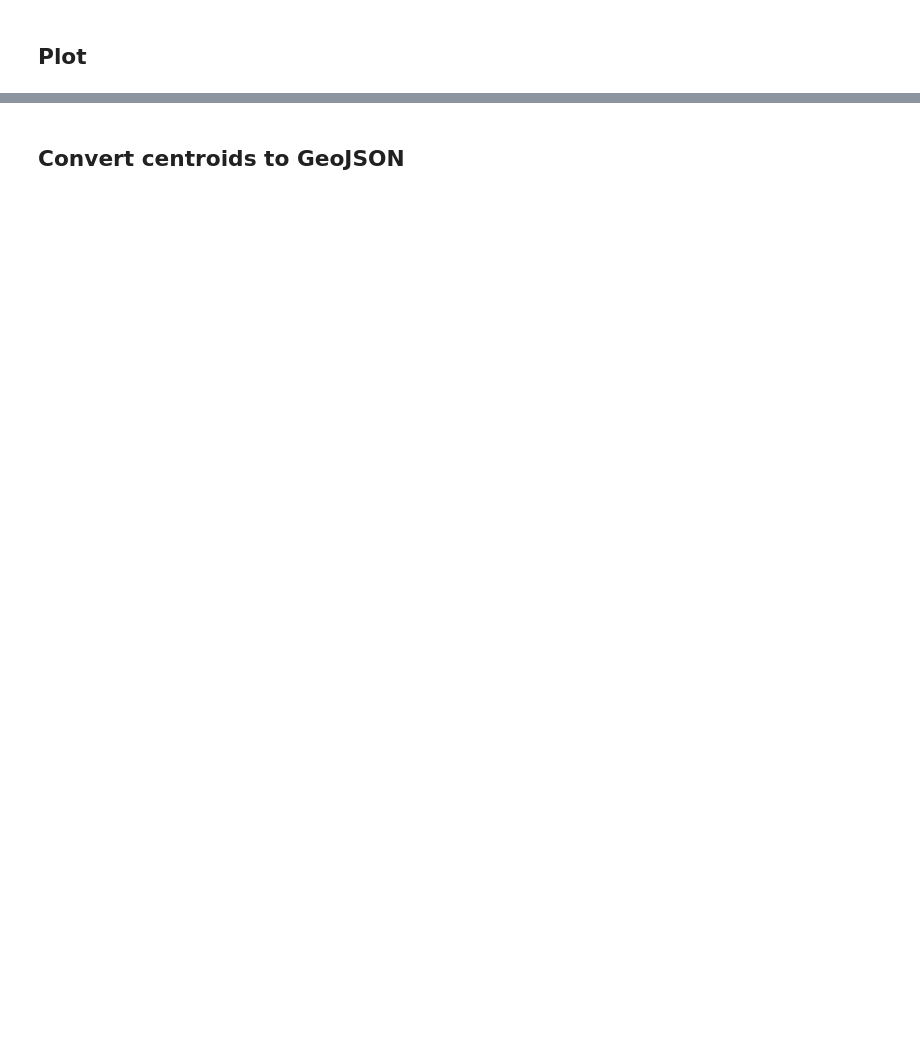
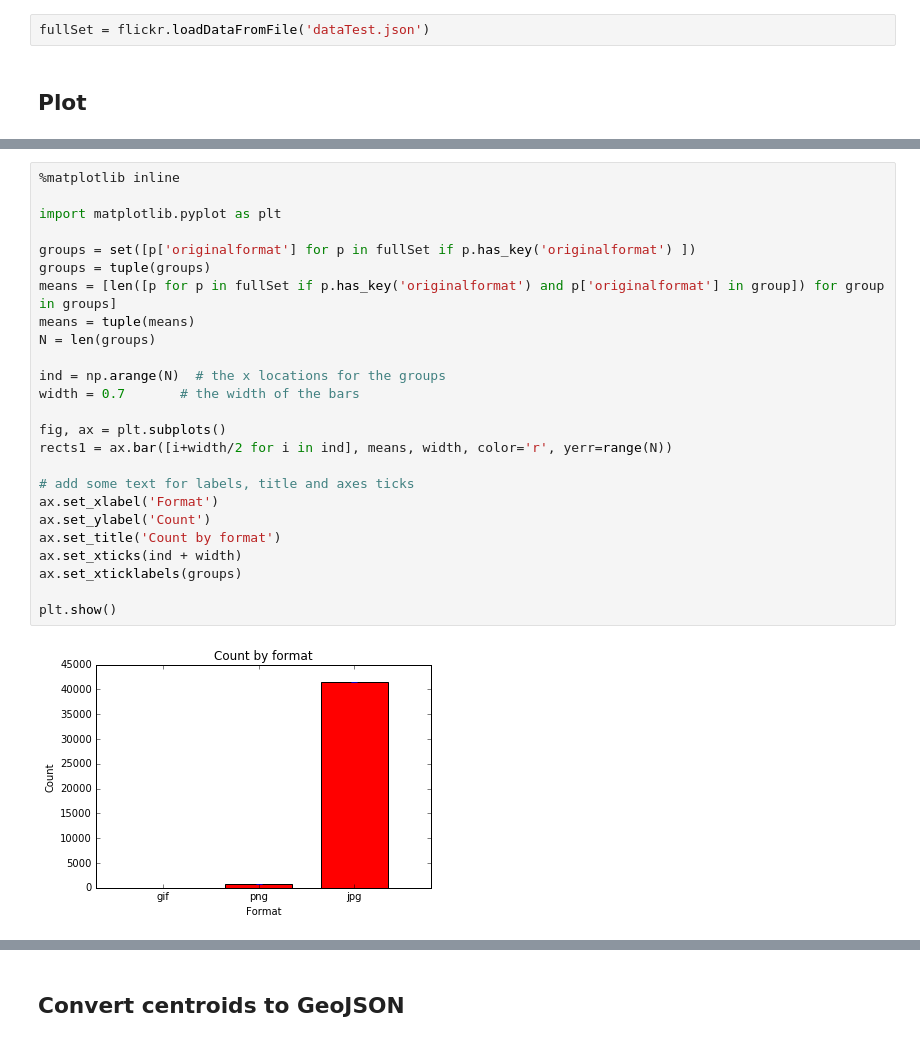
Before and after one commit to mdamis/geokr, a Jupyter notebook: fetch.ipynb, the cells around one changed output, grey strips where cells are left out. Cells and saved outputs as stored; diff of their text form; blank space fills up the shorter version.

```diff
--- a/fetch.ipynb
+++ b/fetch.ipynb
@@ -78,2 +156,4 @@ print filteredCentroids
+# %%
+fullSet = flickr.loadDataFromFile('dataTest.json')
 # %% [markdown]
 ## Plot
@@ -116,0 +160,27 @@ inline_map(radars)
+# %%
+%matplotlib inline
+
+import matplotlib.pyplot as plt
+
+groups = set([p['originalformat'] for p in fullSet if p.has_key('originalformat') ])
+groups = tuple(groups)
+means = [len([p for p in fullSet if p.has_key('originalformat') and p['originalformat'] in group]) for group in groups]
+means = tuple(means)
+N = len(groups)
+
+ind = np.arange(N)  # the x locations for the groups
+width = 0.7       # the width of the bars
+
+fig, ax = plt.subplots()
+rects1 = ax.bar([i+width/2 for i in ind], means, width, color='r', yerr=range(N))
+
+# add some text for labels, title and axes ticks
+ax.set_xlabel('Format')
+ax.set_ylabel('Count')
+ax.set_title('Count by format')
+ax.set_xticks(ind + width)
+ax.set_xticklabels(groups)
+
+plt.show()
+# %% [output]
+[figure, added]
```
Also changed, not shown: parts of 37 cells of this notebook.
